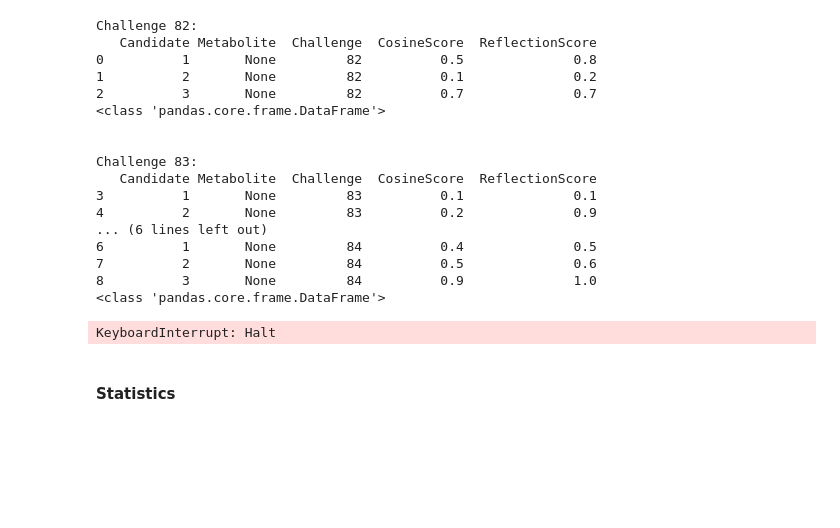
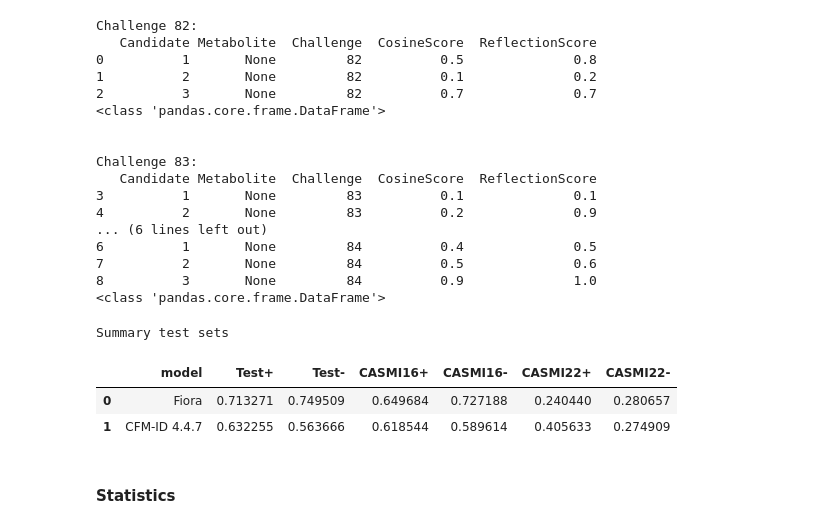
Before and after one commit to BAMeScience/fiora, a Jupyter notebook: notebooks/test_model.ipynb, the cells around one changed output. Drawn from its saved outputs; the diff is of its cells as text; code cells hidden in the pictures; blank space fills up the shorter version.

```diff
--- a/notebooks/test_model.ipynb
+++ b/notebooks/test_model.ipynb
@@ -521,18 +542,20 @@ Challenge 83:
 <class 'pandas.core.frame.DataFrame'>
 # %%
 ## TODO Retrain & (re) test iceberg model
-raise KeyboardInterrupt("Halt")
 score = "spectral_sqrt_cosine"
 avg_func = np.median
 fiora_res = {"model": "Fiora", "Test+": avg_func(df_test[df_test["Precursor_type"] == "[M+H]+"][score]), "Test-": avg_func(df_test[df_test["Precursor_type"] == "[M-H]-"][score]), "CASMI16+": avg_func(df_cas[df_cas["Precursor_type"] == "[M+H]+"][score]), "CASMI16-":avg_func(df_cas[df_cas["Precursor_type"] == "[M-H]-"][score]), "CASMI22+": avg_func(df_cas22[df_cas22["Precursor_type"] == "[M+H]+"][score]), "CASMI22-": avg_func(df_cas22[df_cas22["Precursor_type"] == "[M-H]-"][score])}
 cfm_id = {
     "model": "CFM-ID 4.4.7", "Test+": avg_func(df_test[df_test["Precursor_type"] == "[M+H]+"][score.replace("spectral", "cfm")].fillna(0.0)), "Test-": avg_func(df_test[df_test["Precursor_type"] == "[M-H]-"][score.replace("spectral", "cfm")].fillna(0.0)), "CASMI16+": avg_func(df_cas[df_cas["Precursor_type"] == "[M+H]+"][score.replace("spectral", "cfm")]), "CASMI16-": avg_func(df_cas[df_cas["Precursor_type"] == "[M-H]-"][score.replace("spectral", "cfm")].fillna(0.0)), "CASMI22+": avg_func(df_cas22[df_cas22["Precursor_type"] == "[M+H]+"][score.replace("spectral", "cfm")]), "CASMI22-": avg_func(df_cas22[df_cas22["Precursor_type"] == "[M-H]-"][score.replace("spectral", "cfm")])}
 
 summaryPos = pd.DataFrame( [fiora_res, cfm_id])
 print("Summary test sets")
 summaryPos
 # %% [output]
-KeyboardInterrupt: Halt
+Summary test sets
+|  | model | Test+ | Test- | CASMI16+ | CASMI16- | CASMI22+ | CASMI22- |
+| 0 | Fiora | 0.713271 | 0.749509 | 0.649684 | 0.727188 | 0.240440 | 0.280657 |
+| 1 | CFM-ID 4.4.7 | 0.632255 | 0.563666 | 0.618544 | 0.589614 | 0.405633 | 0.274909 |
 # %% [markdown]
 #### Statistics
 # %%
```
Also changed, not shown: parts of 12 cells of this notebook, 1 other file.
